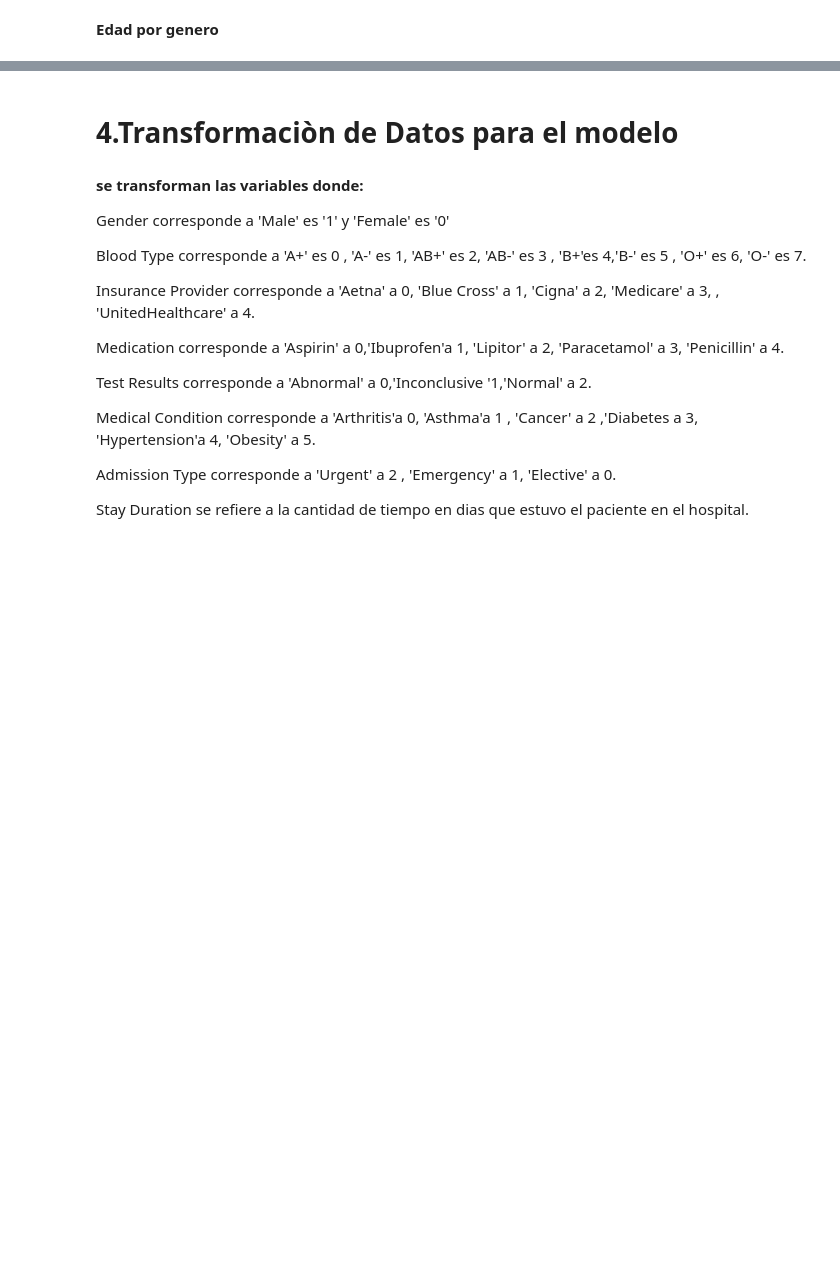
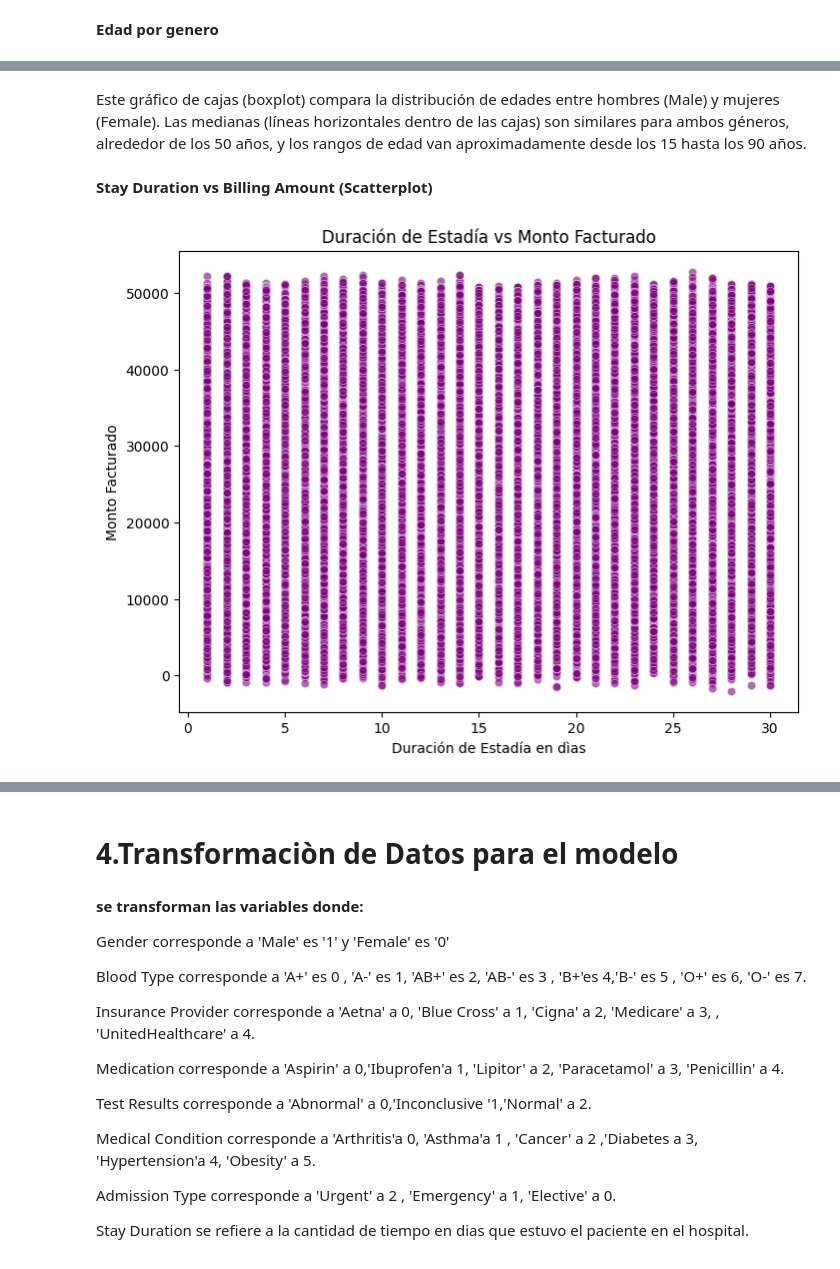
Before and after one commit to AI-School-F5-P3/EquiHealth, a Jupyter notebook: eda.ipynb, the cells around one changed output, grey strips where cells are left out. Cells and saved outputs as stored; diff of their text form; code cells hidden in the pictures; blank space fills up the shorter version.

```diff
--- a/eda.ipynb
+++ b/eda.ipynb
@@ -478,0 +485,15 @@ plt.show()
+# %% [markdown]
+
+Este gráfico de cajas (boxplot) compara la distribución de edades entre hombres (Male) y mujeres (Female). Las medianas (líneas horizontales dentro de las cajas) son similares para ambos géneros, alrededor de los 50 años, y los rangos de edad van aproximadamente desde los 15 hasta los 90 años.
+# %% [markdown]
+**Stay Duration vs Billing Amount (Scatterplot)**
+# %%
+
+plt.figure(figsize=(8, 6))
+sns.scatterplot(data=df, x='Stay Duration', y='Billing Amount', alpha=0.6, color='purple')
+plt.title('Duración de Estadía vs Monto Facturado')
+plt.xlabel('Duración de Estadía en dìas')
+plt.ylabel('Monto Facturado')
+plt.show()
+# %% [output]
+[figure, added]
```
Also changed, not shown: parts of 20 cells of this notebook.
